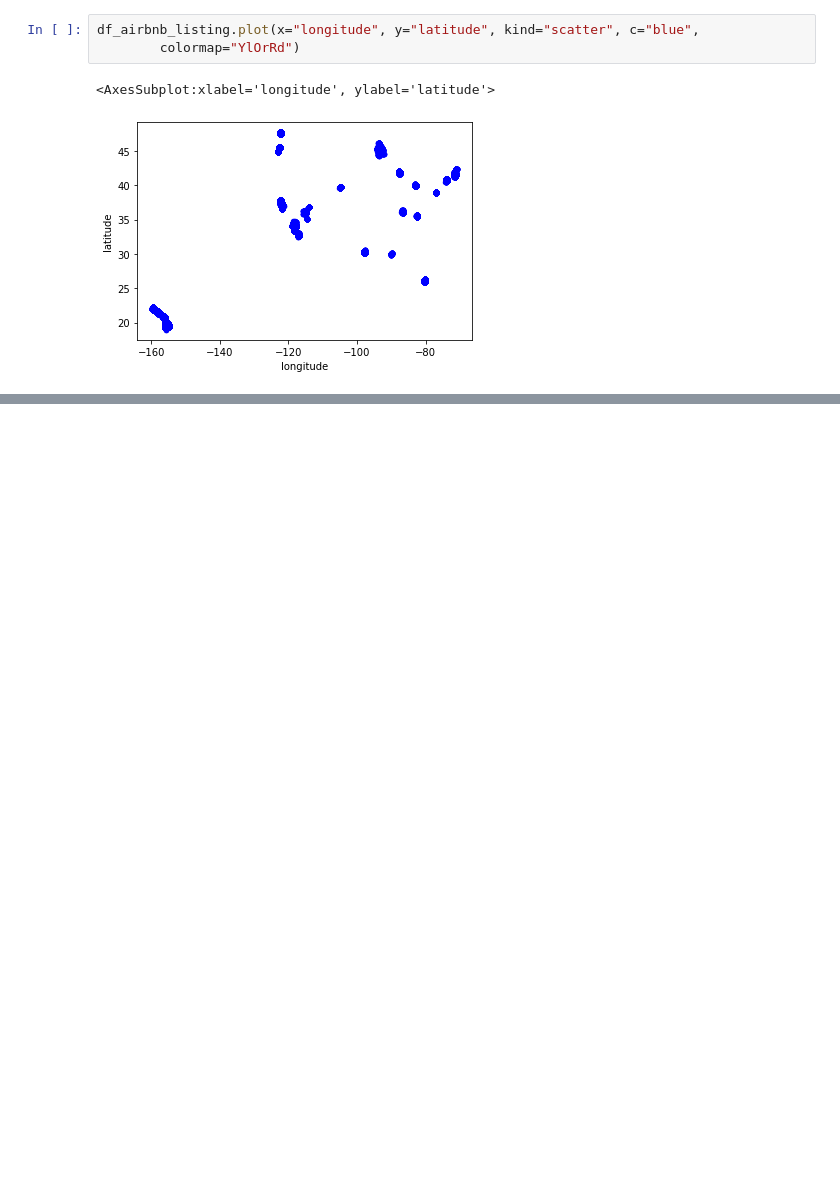
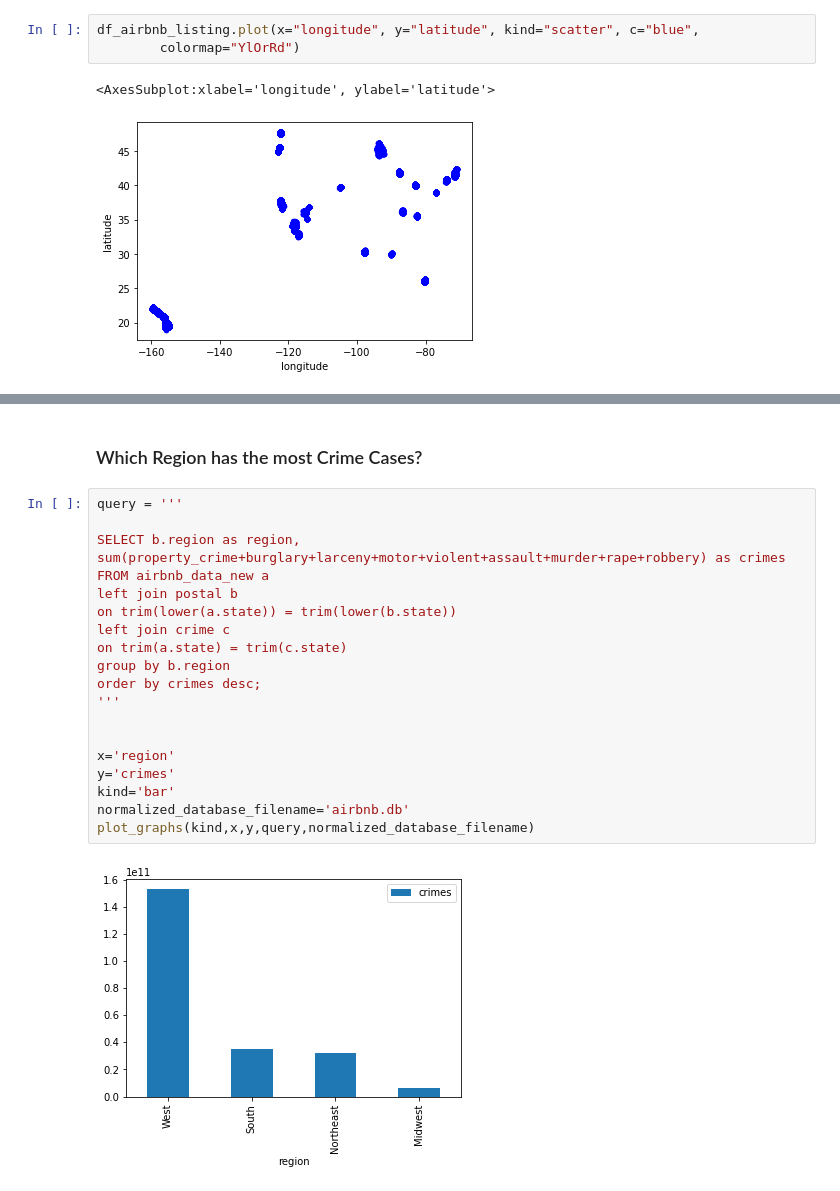
Before and after one commit to ddangwal1909/EAS503_Project_AIRBNB_Analysis, a Jupyter notebook: AIRBNB_ANALYSIS.ipynb, the cells around one changed output, grey strips where cells are left out. Drawn from its saved outputs; the diff is of its cells as text; blank space fills up the shorter version.

```diff
--- a/AIRBNB_ANALYSIS.ipynb
+++ b/AIRBNB_ANALYSIS.ipynb
@@ -748,0 +738,24 @@ mpfr-4.0.2           | 1.5 MB    | ########## | 100%
+# %% [markdown]
+### Which Region has the most Crime Cases? ###
+# %%
+query = '''
+
+SELECT b.region as region,
+sum(property_crime+burglary+larceny+motor+violent+assault+murder+rape+robbery) as crimes
+FROM airbnb_data_new a
+left join postal b
+on trim(lower(a.state)) = trim(lower(b.state))
+left join crime c
+on trim(a.state) = trim(c.state)
+group by b.region
+order by crimes desc;
+'''
+
+
+x='region'
+y='crimes'
+kind='bar'
+normalized_database_filename='airbnb.db'
+plot_graphs(kind,x,y,query,normalized_database_filename)
+# %% [output]
+[figure, added]
```
Also changed, not shown: parts of 69 cells of this notebook.
